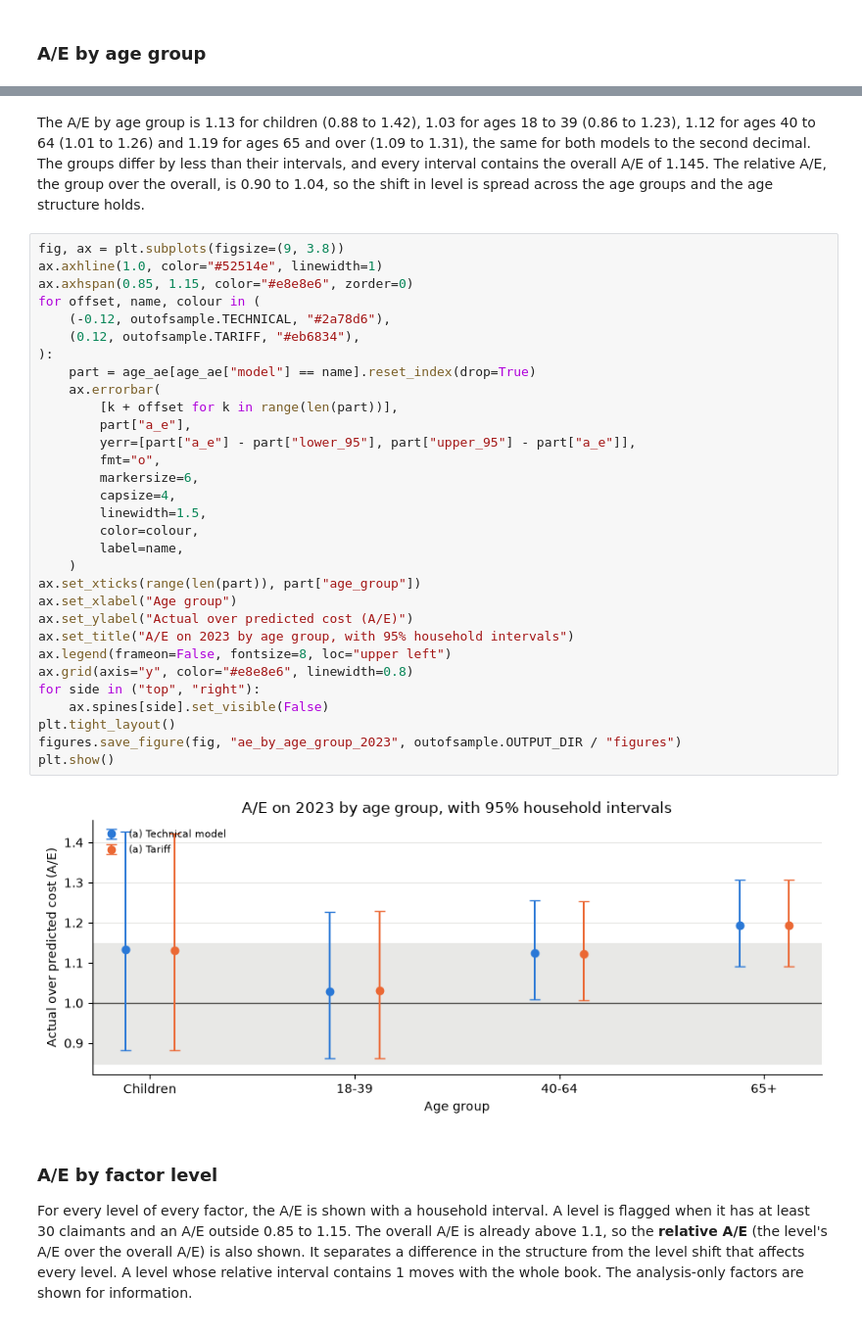
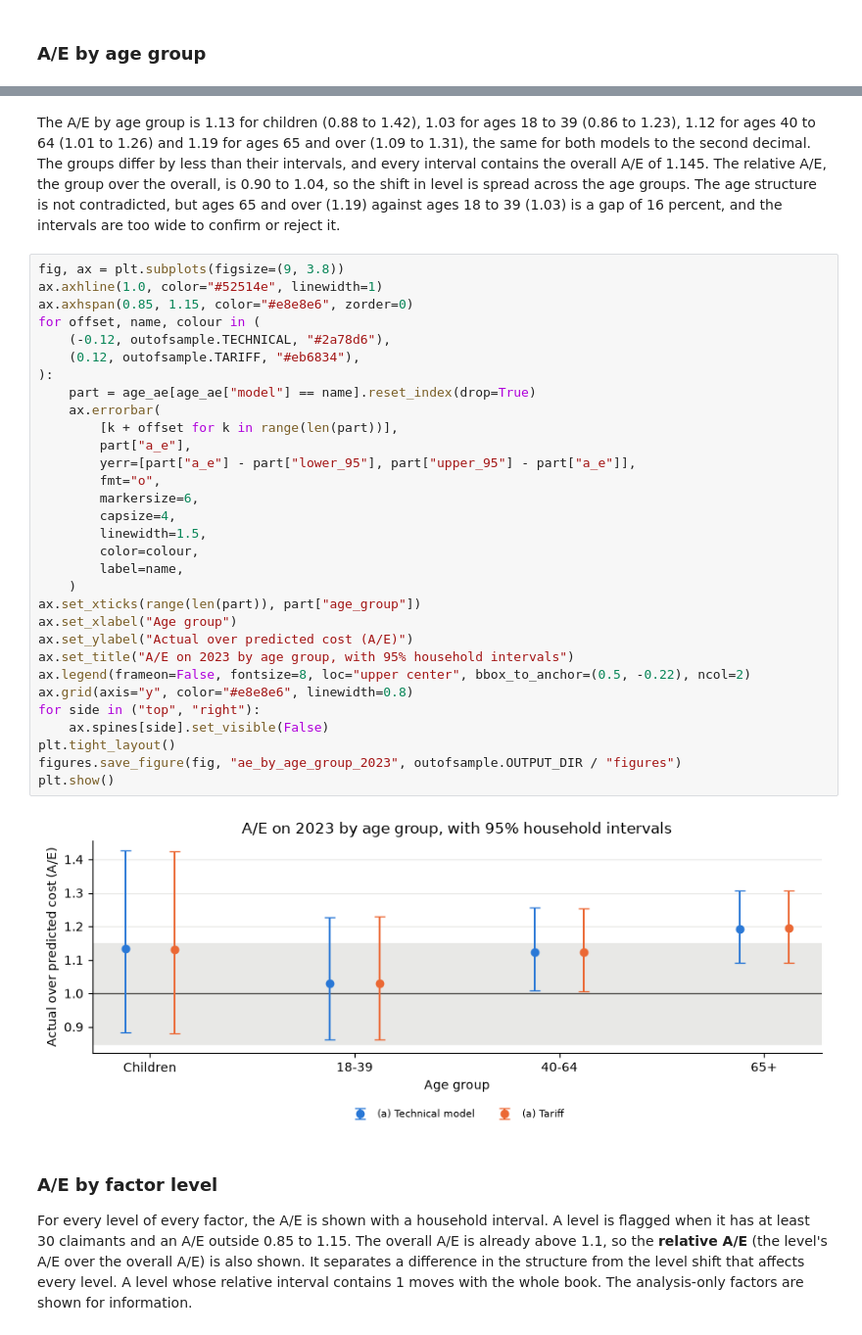
Before and after one commit to asudarmo/health-pricing-meps, a Jupyter notebook: notebooks/04_monitoring.ipynb, the cells around one changed output, grey strips where cells are left out. Shown at 98% size. Cells and saved outputs as stored; diff of their text form.

```diff
--- a/notebooks/04_monitoring.ipynb
+++ b/notebooks/04_monitoring.ipynb
@@ -514,42 +530,40 @@ age_ae
 | 2 | (a) Technical model | 65+ | 22,642,137.120 | 18,970,312.255 | 1.194 | 1.090 | 1.306 | 1.042 | 0.975 | ... |
 # %% [markdown]
 The A/E by age group is 1.13 for children (0.88 to 1.42), 1.03 for ages 18 to 39 (0.86 to 1.23), 1.12 for ages 40 to 64 (1.01 to 1.26)
-and 1.19 for ages 65 and over (1.09 to 1.31), the same for both models to the second decimal. The groups differ by less than their
-intervals, and every interval contains the overall A/E of 1.145. The relative A/E, the group over the overall, is 0.90 to 1.04, so the
-shift in level is spread across the age groups and the age structure holds.
+and 1.19 for ages 65 and over (1.09 to 1.31), the same for both models to the second decimal. The groups differ by less than their intervals, and every interval contains the overall A/E of 1.145. The relative A/E, the group over the overall, is 0.90 to 1.04, so the shift in level is spread across the age groups. The age structure is not contradicted, but ages 65 and over (1.19) against ages 18 to 39 (1.03) is a gap of 16 percent, and the intervals are too wide to confirm or reject it.
 # %%
 fig, ax = plt.subplots(figsize=(9, 3.8))
 ax.axhline(1.0, color="#52514e", linewidth=1)
 ax.axhspan(0.85, 1.15, color="#e8e8e6", zorder=0)
 for offset, name, colour in (
     (-0.12, outofsample.TECHNICAL, "#2a78d6"),
     (0.12, outofsample.TARIFF, "#eb6834"),
 ):
     part = age_ae[age_ae["model"] == name].reset_index(drop=True)
     ax.errorbar(
         [k + offset for k in range(len(part))],
         part["a_e"],
         yerr=[part["a_e"] - part["lower_95"], part["upper_95"] - part["a_e"]],
         fmt="o",
         markersize=6,
         capsize=4,
         linewidth=1.5,
         color=colour,
         label=name,
     )
 ax.set_xticks(range(len(part)), part["age_group"])
 ax.set_xlabel("Age group")
 ax.set_ylabel("Actual over predicted cost (A/E)")
 ax.set_title("A/E on 2023 by age group, with 95% household intervals")
-ax.legend(frameon=False, fontsize=8, loc="upper left")
+ax.legend(frameon=False, fontsize=8, loc="upper center", bbox_to_anchor=(0.5, -0.22), ncol=2)
 ax.grid(axis="y", color="#e8e8e6", linewidth=0.8)
 for side in ("top", "right"):
     ax.spines[side].set_visible(False)
 plt.tight_layout()
 figures.save_figure(fig, "ae_by_age_group_2023", outofsample.OUTPUT_DIR / "figures")
 plt.show()
 # %% [output]
-[figure, old version]
+[figure, new version]
 # %% [markdown]
 ### A/E by factor level
 
```
Also changed, not shown: parts of 7 cells of this notebook, 18 other files.
